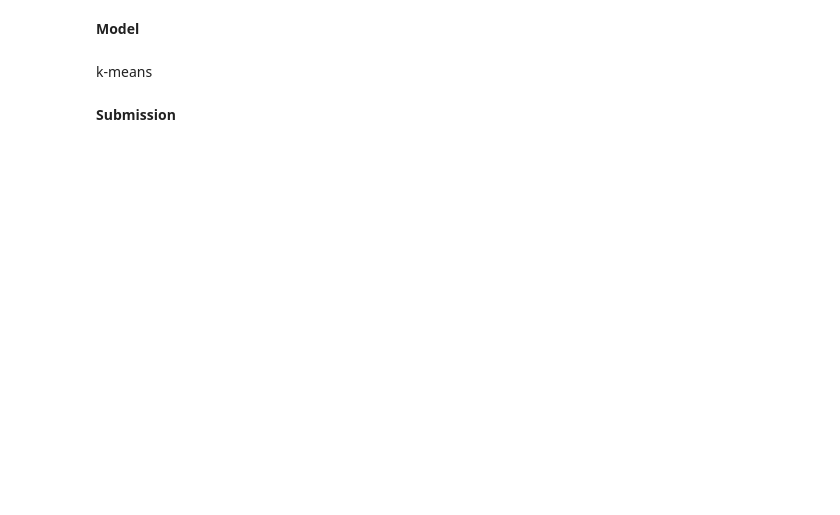
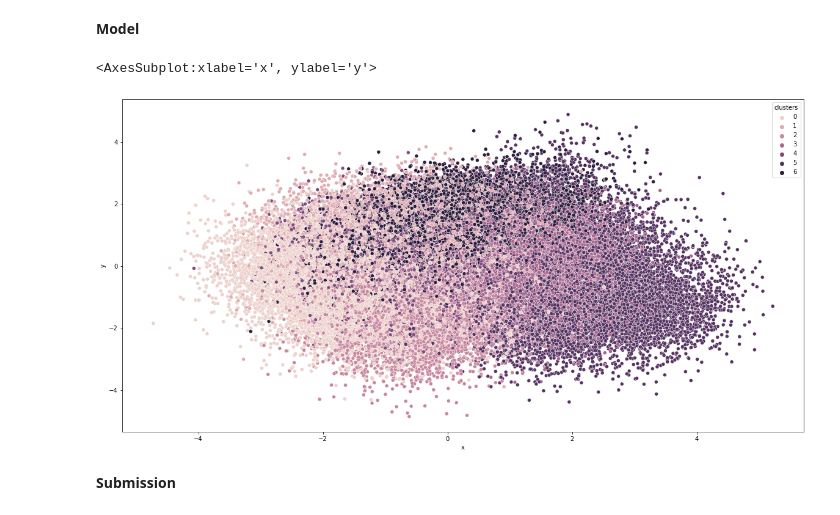
Before and after one commit to NagaoTadashi/kaggle, a Jupyter notebook: tabular-playground-july.ipynb, the cells around one changed output. Cells and saved outputs as stored; diff of their text form; code cells hidden in the pictures; blank space fills up the shorter version.

```diff
--- a/tabular-playground-july.ipynb
+++ b/tabular-playground-july.ipynb
@@ -82,0 +88,2 @@ for i,column in enumerate(list(data.columns),1):
+# %%
+cols = list(data.columns)
@@ -82,0 +93,5 @@ for i,column in enumerate(list(data.columns),1):
+# %%
+data_scaled = PowerTransformer().fit_transform(data)
+# %%
+data_scaled = pd.DataFrame(data_scaled,columns=cols)
+data_scaled.head()
@@ -83,4 +106,2 @@ for i,column in enumerate(list(data.columns),1):
 # %% [markdown]
 **Model**
-# %% [markdown]
-k-means
@@ -92,3 +108,15 @@ result = kmeans_model.fit_predict(data)
+# %%
+gmm = BayesianGaussianMixture(n_components=7)
+preds = gmm.fit_predict(data_scaled)
+# %%
+pca = PCA(n_components=7)
+reduced_data = pca.fit_transform(data_scaled)
+data = pd.DataFrame({"x" : reduced_data[:,0], "y" : reduced_data[:,1], "clusters" : preds})
+plt.figure(figsize=(20, 10))
+sns.scatterplot(x=data["x"], y=data["y"], hue=data["clusters"])
+# %% [output]
+<AxesSubplot:xlabel='x', ylabel='y'>
+[figure, added]
 # %% [markdown]
 **Submission**
 # %%
```
Also changed, not shown: parts of 7 cells of this notebook.
